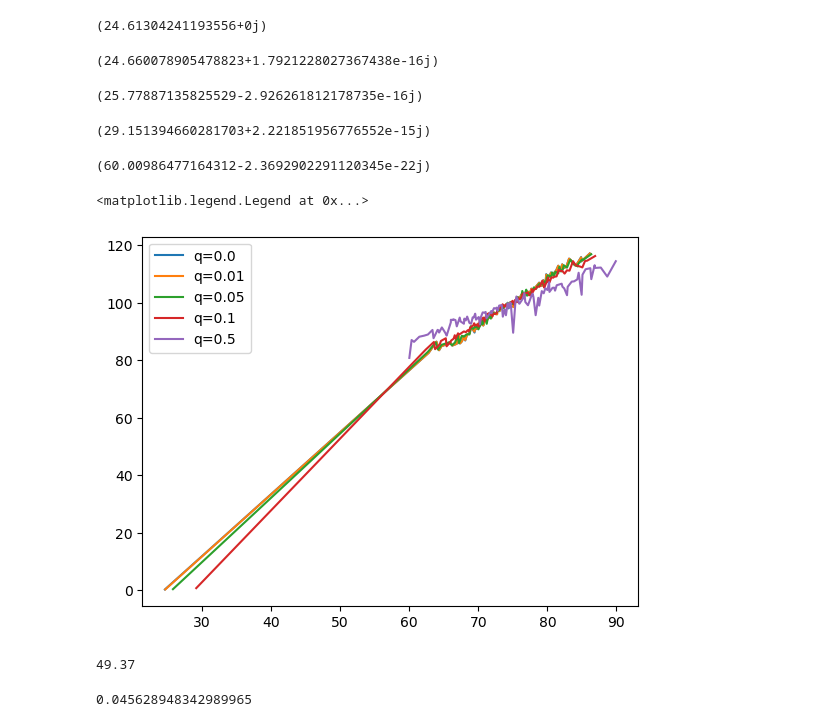
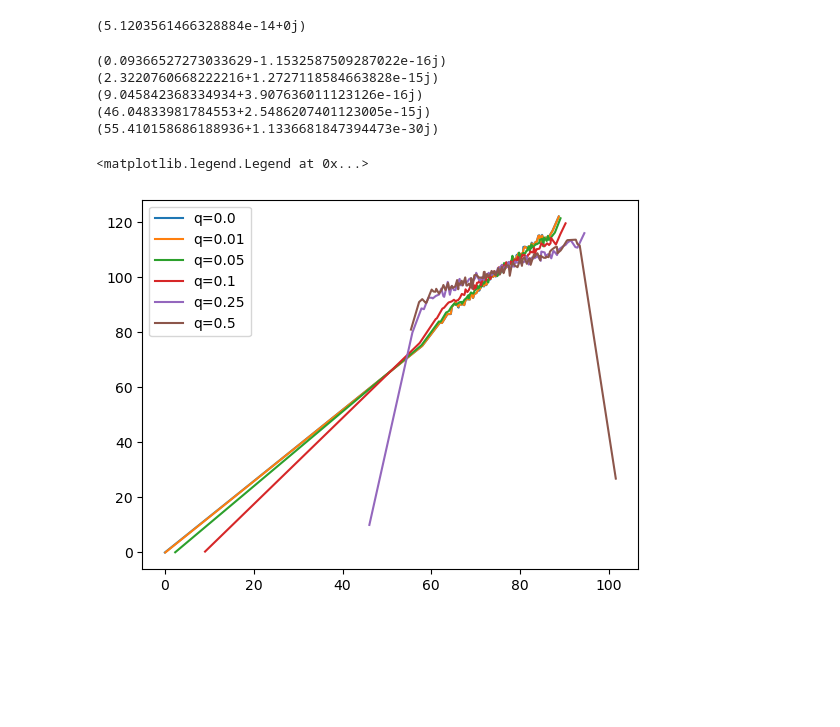
Before and after one commit to akumar01/pygsp, a Jupyter notebook: test_digraph_wv.ipynb, the cells around one changed output. Drawn from its saved outputs; the diff is of its cells as text; code cells hidden in the pictures; blank space fills up the shorter version.

```diff
--- a/test_digraph_wv.ipynb
+++ b/test_digraph_wv.ipynb
@@ -71,33 +50,26 @@ array([-4.38988654e-16,  7.82682254e+01,  8.03016307e+01,  8.10337564e+01,
 # %%
-for q_ in np.array([0, 0.01, 0.05, 0.1, 0.5]):
+for q_ in np.array([0, 0.01, 0.05, 0.1 , 0.25, 0.5]):
     A = 1 * (A != 0)
     g = graphs.DiGraph(A, q=q_)
     eig, U = np.linalg.eig(g.L)
     print(np.min(eig))
     eig_order = np.argsort(eig)[::-1]
     eig = eig[eig_order]
     U = U[:, eig_order]
 
     TV = np.zeros(U.shape[1])
     for i in range(U.shape[1]):
         TV[i] = total_variation(U[:, i], g)
 
     plt.plot(eig, TV, label='q={}'.format(q_))
 
 plt.legend()
 # %% [output]
-(24.61304241193556+0j)
+(5.1203561466328884e-14+0j)
-(24.660078905478823+1.7921228027367438e-16j)
+(0.09366527273033629-1.1532587509287022e-16j)
+(2.3220760668222216+1.2727118584663828e-15j)
+(9.045842368334934+3.907636011123126e-16j)
+(46.04833981784553+2.5486207401123005e-15j)
+(55.410158686188936+1.1336681847394473e-30j)
-(25.77887135825529-2.926261812178735e-16j)
+<matplotlib.legend.Legend at 0x...>
-(29.151394660281703+2.221851956776552e-15j)
-(60.00986477164312-2.3692902291120345e-22j)
-<matplotlib.legend.Legend at 0x...>
-[figure, old version]
+[figure, new version]
-# %%
-np.mean(np.sum(A, axis=1))
-# %% [output]
-49.37
-# %%
-np.arccos(1 - 2/49)/(2 * np.pi)
-# %% [output]
-0.045628948342989965
```
Also changed, not shown: parts of 28 cells of this notebook, 2 other files.
